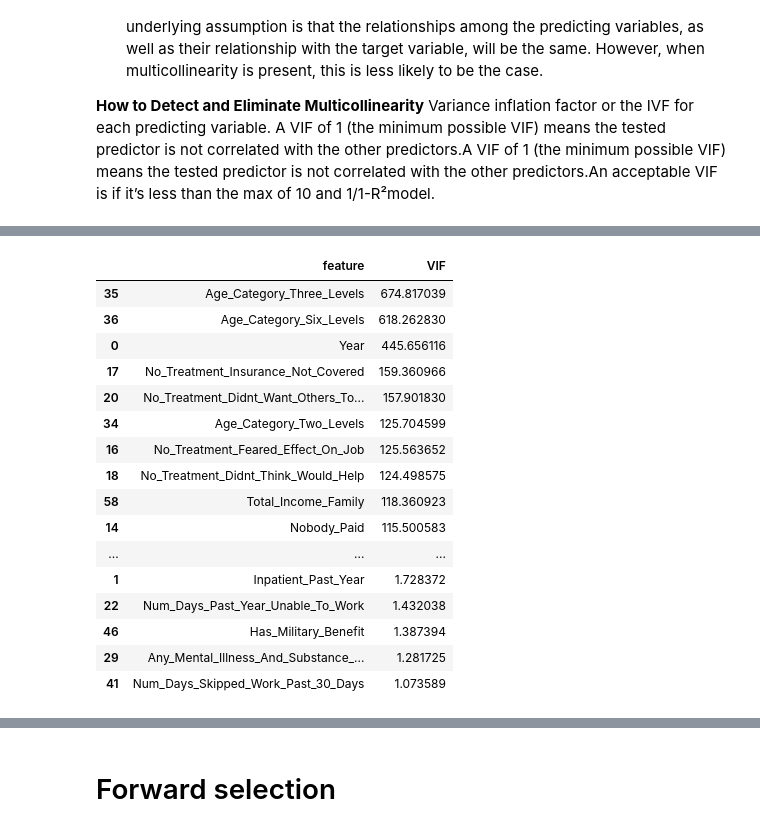
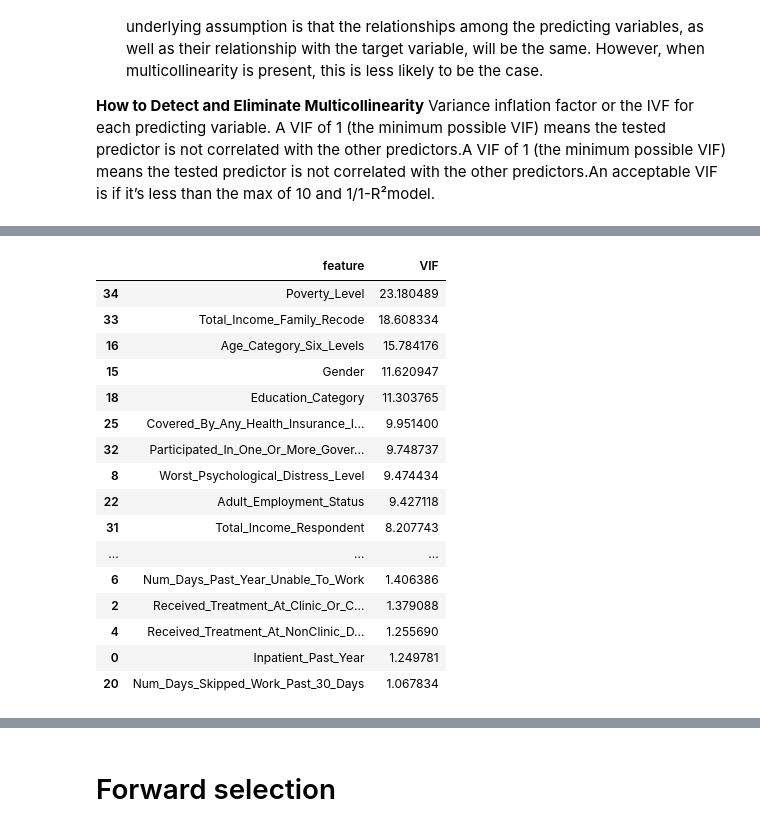
Before and after one commit to ml42322/correlationone_team2, a Jupyter notebook: Statistical Analysis.ipynb, the cells around one changed output, grey strips where cells are left out. Saved outputs shown, nothing was run; the diff lists cells and outputs as text; code cells hidden in the pictures.

```diff
--- a/Statistical Analysis.ipynb
+++ b/Statistical Analysis.ipynb
@@ -251,3 +309,16 @@ from statsmodels.stats.outliers_influence import variance_inflation_factor
 vif_data = pd.DataFrame()
 vif_data["feature"] = X.columns
 vif_data["VIF"] = [variance_inflation_factor(X.values, i) for i in range(len(X.columns))]
+
+
+X1 = X.drop(['Received_Treatment_At_Medical_Clinic',
+             'Received_Treatment_At_Day_Hospital',
+             'Received_Treatment_At_School',
+             'Received_Treatment_Other',
+             'Race_Ethnicity',
+             'Has_Military_Benefit',
+             'Family_Receives_Social_Security'], axis=1)
+vif_data1 = pd.DataFrame()
+vif_data1["feature"] = X1.columns
+vif_data1["VIF"] = [variance_inflation_factor(X1.values, i) for i in range(len(X1.columns))]
+vif_data1.sort_values(by='VIF', ascending=False)
@@ -337,32 +437,48 @@ vif_data2.sort_values(by='VIF', ascending=False)
 # %%
-X3 = X2.drop(['No_Treatment_No_Transport_Inconvenient',
-             'No_Treatment_Confidentiality_Concerns',
-             'No_Treatment_Didnt_Think_Needed',
-             'No_Treatment_Other',
+X3 = X2.drop(['Outpatient_Past_Year',
+             'Prescription_Treatment_Past_Year',
+             'Any_Treatment_Past_Year',
+             'Perceived_Unmet_Need',
+             'Self_Paid',
+             'Private_Health_Insurance_Paid',
+             'Medicare_Paid',
+             'Medicaid_Paid',
+             'No_Treatment_Could_Not_Afford',
              'No_Treatment_Feared_Neighbors_Opinion',
              'No_Treatment_Insurance_Not_Covered_Enough',
+             'No_Treatment_Where_To_Go',
              'No_Treatment_Fear_Of_Being_Committed',
+             'No_Treatment_Didnt_Think_Needed',
              'No_Treatment_Handle_Problem_Without',
-             'No_Treatment_Where_To_Go'], axis=1)
+             'No_Treatment_Didnt_Think_Would_Help',
+             'No_Treatment_Didnt_Have_Time',
+             'No_Treatment_Other',
+             'Adult_Received_Counseling_Or_Meds_For_Depressive_Feelings_Past_Year',
+             'Work_Situation_Past_Week',
+             'Has_Private_Health_Insurance',
+             'Has_Other_Health_Insurance',
+             'Covered_By_Any_Health_Insurance',
+             'Total_Income_Family',
+             'County_Metro_NonMetro_Status'], axis=1)
 vif_data3 = pd.DataFrame()
 vif_data3["feature"] = X3.columns
 vif_data3["VIF"] = [variance_inflation_factor(X3.values, i) for i in range(len(X3.columns))]
 vif_data3.sort_values(by='VIF', ascending=False)
 # %% [output]
 |  | feature | VIF |
-| 35 | Age_Category_Three_Levels | 674.817039 |
-| 36 | Age_Category_Six_Levels | 618.262830 |
-| 0 | Year | 445.656116 |
-| 17 | No_Treatment_Insurance_Not_Covered | 159.360966 |
-| 20 | No_Treatment_Didnt_Want_Others_To... | 157.901830 |
-| 34 | Age_Category_Two_Levels | 125.704599 |
-| 16 | No_Treatment_Feared_Effect_On_Job | 125.563652 |
-| 18 | No_Treatment_Didnt_Think_Would_Help | 124.498575 |
-| 58 | Total_Income_Family | 118.360923 |
-| 14 | Nobody_Paid | 115.500583 |
+| 34 | Poverty_Level | 23.180489 |
+| 33 | Total_Income_Family_Recode | 18.608334 |
+| 16 | Age_Category_Six_Levels | 15.784176 |
+| 15 | Gender | 11.620947 |
+| 18 | Education_Category | 11.303765 |
+| 25 | Covered_By_Any_Health_Insurance_I... | 9.951400 |
+| 32 | Participated_In_One_Or_More_Gover... | 9.748737 |
+| 8 | Worst_Psychological_Distress_Level | 9.474434 |
+| 22 | Adult_Employment_Status | 9.427118 |
+| 31 | Total_Income_Respondent | 8.207743 |
 | ... | ... | ... |
-| 1 | Inpatient_Past_Year | 1.728372 |
-| 22 | Num_Days_Past_Year_Unable_To_Work | 1.432038 |
-| 46 | Has_Military_Benefit | 1.387394 |
-| 29 | Any_Mental_Illness_And_Substance_... | 1.281725 |
-| 41 | Num_Days_Skipped_Work_Past_30_Days | 1.073589 |
+| 6 | Num_Days_Past_Year_Unable_To_Work | 1.406386 |
+| 2 | Received_Treatment_At_Clinic_Or_C... | 1.379088 |
+| 4 | Received_Treatment_At_NonClinic_D... | 1.255690 |
+| 0 | Inpatient_Past_Year | 1.249781 |
+| 20 | Num_Days_Skipped_Work_Past_30_Days | 1.067834 |
```
Also changed, not shown: parts of 47 cells of this notebook.
